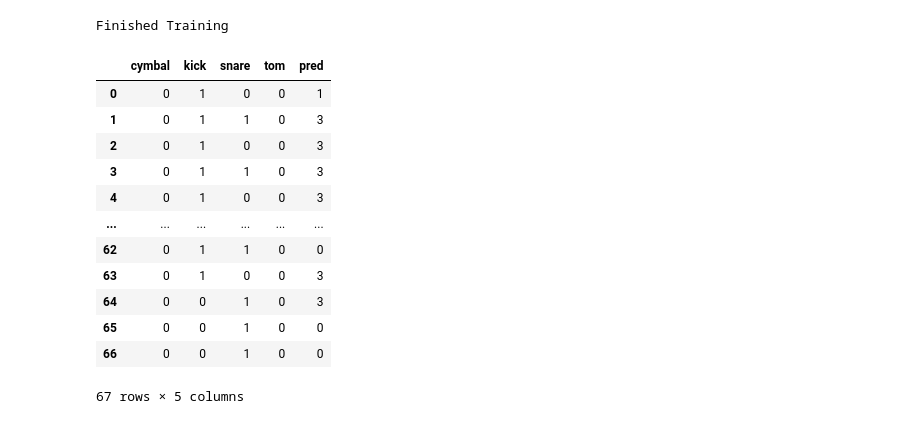
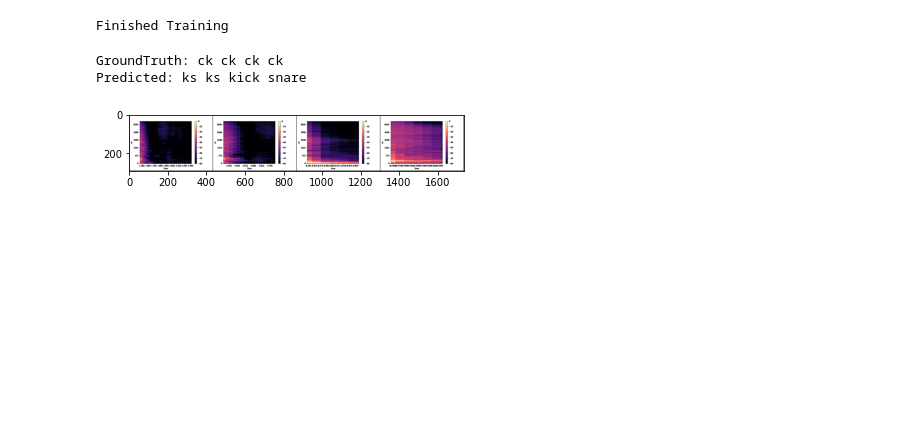
Before and after one commit to erinlopez/ADT, a Jupyter notebook: drums pytorch.ipynb, the cells around one changed output. Cells and saved outputs as stored; diff of their text form; code cells hidden in the pictures; blank space fills up the shorter version.

```diff
--- a/drums pytorch.ipynb
+++ b/drums pytorch.ipynb
@@ -16,4 +16,6 @@ from sklearn.metrics import confusion_matrix
 # %%
 images = 'drumsdataset/mel_img'
 # %%
-classes = ('cymbal', 'kick', 'snare', 'tom') #in order of folders
+#classes = ('cymbal', 'kick', 'snare', 'tom') #in order of folders
+
+classes = ('ck', 'cymbal', 'kick', 'ks', 'snare' ,'tom')
@@ -187,24 +254,11 @@ for epoch in range(10):  # loop over the dataset multiple times
 print('Finished Training')
 # %% [output]
 Finished Training
-# %%
-rock_key = pd.read_csv('rock/rock_key.csv')
-pd.DataFrame(rock_key)
-rock_key = rock_key[['cymbal', 'kick', 'snare', 'tom']]
-
-rock_key['pred'] = df['pred']
-rock_key
-# %% [output]
-|  | cymbal | kick | snare | tom | pred |
-| 0 | 0 | 1 | 0 | 0 | 1 |
-| 1 | 0 | 1 | 1 | 0 | 3 |
-| 2 | 0 | 1 | 0 | 0 | 3 |
-| 3 | 0 | 1 | 1 | 0 | 3 |
-| 4 | 0 | 1 | 0 | 0 | 3 |
-| ... | ... | ... | ... | ... | ... |
-| 62 | 0 | 1 | 1 | 0 | 0 |
-| 63 | 0 | 1 | 0 | 0 | 3 |
-| 64 | 0 | 0 | 1 | 0 | 3 |
-| 65 | 0 | 0 | 1 | 0 | 0 |
-| 66 | 0 | 0 | 1 | 0 | 0 |
-67 rows × 5 columns
+# %%
+kyoto = DrumsModel('kyoto', classes)
+# %%
+kyoto.predpic()
+# %% [output]
+GroundTruth: ck ck ck ck
+Predicted: ks ks kick snare
+[figure, added]
```
Also changed, not shown: parts of 15 cells of this notebook.
